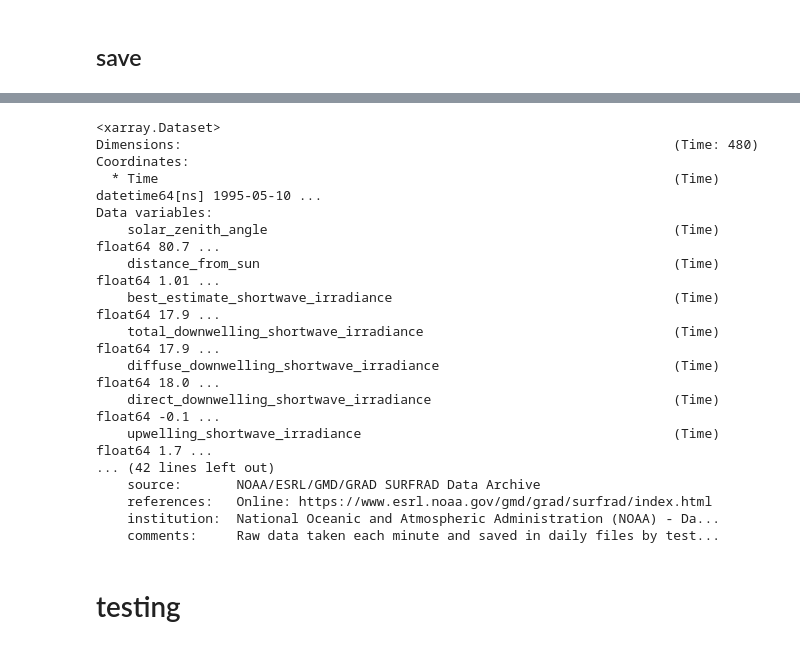
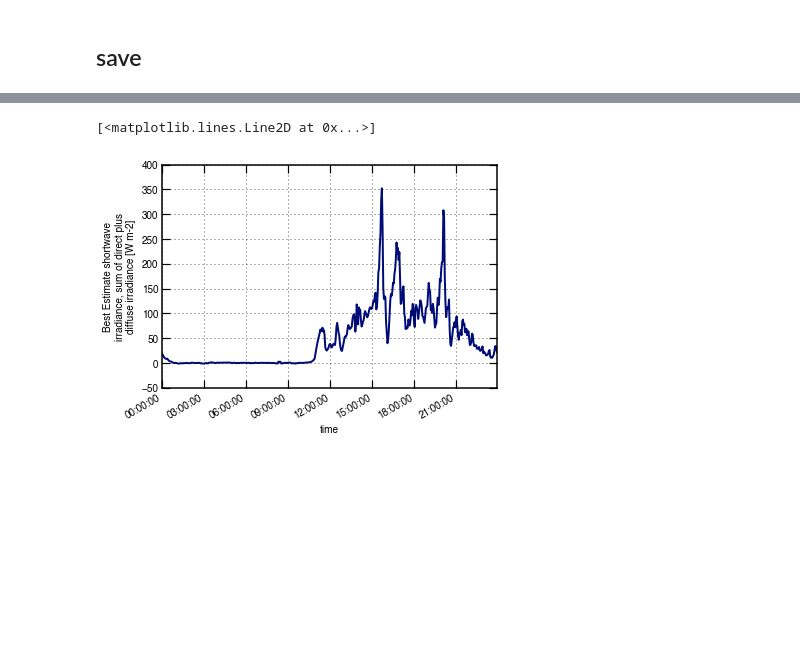
Before and after one commit to hagne/SURFRAD, a Jupyter notebook: notebooks/netCDF_structure.ipynb, the cells around one changed output, grey strips where cells are left out. Drawn from its saved outputs; the diff is of its cells as text; code cells hidden in the pictures; blank space fills up the shorter version.

```diff
--- a/notebooks/netCDF_structure.ipynb
+++ b/notebooks/netCDF_structure.ipynb
@@ -243,0 +217,2 @@ for varname, value in location_values.items():
+# %%
+ds = xr.Dataset(data, attrs=global_atts)
@@ -243,0 +233,3 @@ for varname, value in location_values.items():
+# %%
+for lv in location_values:
+    ds[lv] = location_values[lv]
@@ -258,3 +251,0 @@ from netCDF4 import Dataset
-# %%
-ds = Dataset('../data/Bondville_IL_1995_May_10.nc')
-# ds.close()
@@ -533,35 +251,0 @@ data
-# %%
-ds = xr.Dataset()
-
-for var in metadata['variables']:
-    print(var)
-    if var == 'time':
-        vartime = metadata['variables'][var]
-        continue
-    vardic = metadata['variables'][var]
-    dat_col_name = vardic['raw_data_collmn_name']
-    if dat_col_name:
-        ds[var] = data.loc[:,dat_col_name]
-    else:
-        if var == 'latitude':
-            ds[var] = 40.05192
-        elif var == 'longitude':
-            ds[var] = 271.62692
-        elif var == 'altitude':
-            ds[var] = 230.
-    for atr in vardic['attributes']:
-        if atr == 'name':
-            continue
-        if vardic['attributes'][atr] == 'NaN':
-            ds[var].attrs[atr] = np.nan
-        else:
-            ds[var].attrs[atr] = vardic['attributes'][atr]
-#     ds.to_netcdf('../data/' + metadata['fname_out'])
-
-for gv in metadata['global_variables']:
-    ds.attrs[gv] = metadata['global_variables'][gv]
-
-for atr in vartime['attributes']:
-    if atr in ['name', 'units', 'type']:
-            continue
-    ds.Time.attrs[atr] = vartime['attributes'][atr]
@@ -586,20 +257,5 @@ altitude
 # %%
-ds
+ds.best_estimate_shortwave_irradiance.plot()
 # %% [output]
-<xarray.Dataset>
-Dimensions:                                                               (Time: 480)
-Coordinates:
-  * Time                                                                  (Time) datetime64[ns] 1995-05-10 ...
-Data variables:
-    solar_zenith_angle                                                    (Time) float64 80.7 ...
-    distance_from_sun                                                     (Time) float64 1.01 ...
-    best_estimate_shortwave_irradiance                                    (Time) float64 17.9 ...
-    total_downwelling_shortwave_irradiance                                (Time) float64 17.9 ...
-    diffuse_downwelling_shortwave_irradiance                              (Time) float64 18.0 ...
-    direct_downwelling_shortwave_irradiance                               (Time) float64 -0.1 ...
-    upwelling_shortwave_irradiance                                        (Time) float64 1.7 ...
-... (42 lines left out)
-    source:       NOAA/ESRL/GMD/GRAD SURFRAD Data Archive
-    references:   Online: https://www.esrl.noaa.gov/gmd/grad/surfrad/index.html
-    institution:  National Oceanic and Atmospheric Administration (NOAA) - Da...
-    comments:     Raw data taken each minute and saved in daily files by test...
+[<matplotlib.lines.Line2D at 0x...>]
+[figure, added]
@@ -608,2 +261,0 @@ ds.to_netcdf('../data/' + metadata['fname_out'])
-# %% [markdown]
-# testing
```
Also changed, not shown: parts of 97 cells of this notebook, 3 other files.
